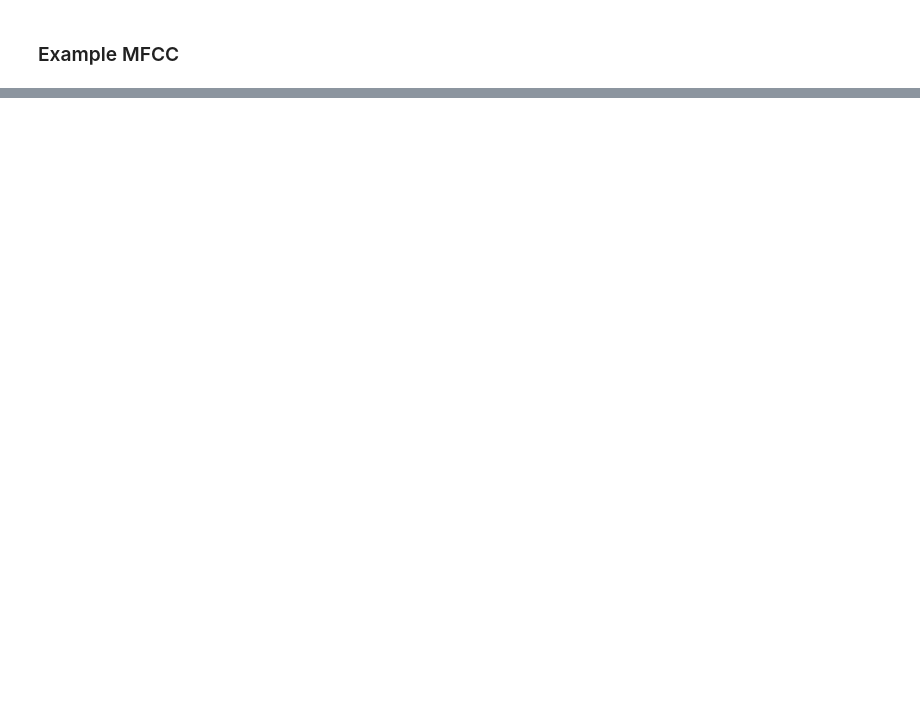
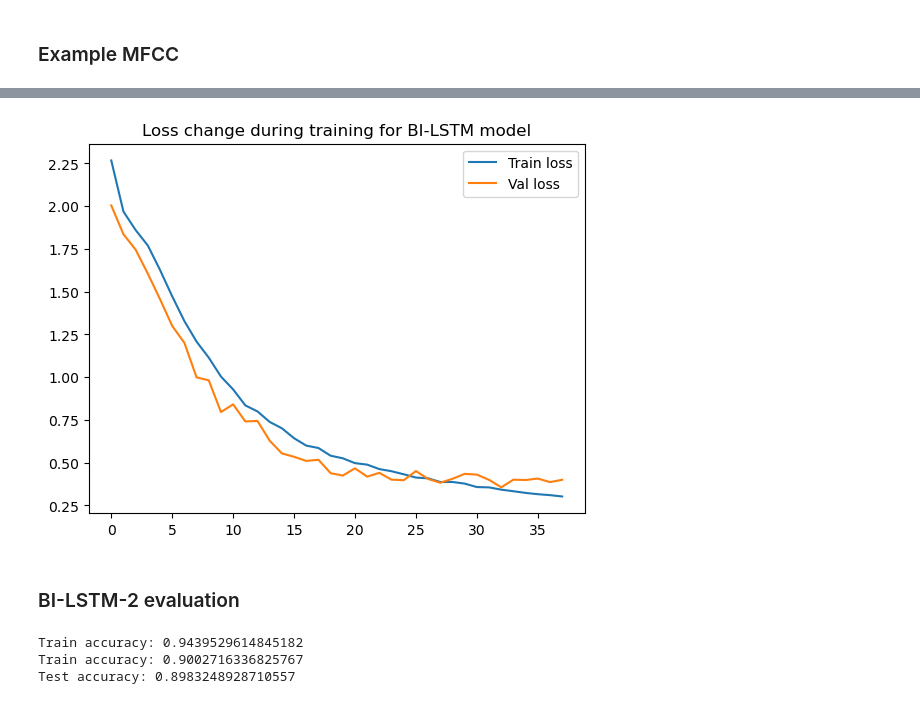
Before and after one commit to izabelatelejko/2024L-Deep-Learning-P2-Transformers, a Jupyter notebook: Main_class_detection.ipynb, the cells around one changed output, grey strips where cells are left out. Drawn from its saved outputs; the diff is of its cells as text; code cells hidden in the pictures; blank space fills up the shorter version.

```diff
--- a/Main_class_detection.ipynb
+++ b/Main_class_detection.ipynb
@@ -371,0 +257,13 @@ plt.show()
+# %%
+input_size = 20
+hidden_size = 32
+dropout = 0.5
+num_layers = 3
+num_class = 10
+fc_size = 32
+
+bilstm_model_2 = BiLSTM(input_size, hidden_size, num_class, dropout, fc_size, num_layers).to(device)
+bilstm_criterion_2 = nn.CrossEntropyLoss()
+bilstm_optimizer_2 = optim.Adam(bilstm_model_2.parameters())
+
+summary(bilstm_model_2, (1, 99, 20))
@@ -371,0 +288,16 @@ plt.show()
+# %%
+train_dl = transform_to_data_loader(X_train, y_train, device=device)
+val_dl = transform_to_data_loader(X_val, y_val, device=device)
+
+bilstm_train_losses_2, bilstm_val_losses_2 = train_model(
+    model=bilstm_model_2,
+    criterion=bilstm_criterion_2,
+    optimizer=bilstm_optimizer_2,
+    train_loader=train_dl,
+    val_loader=val_dl,
+    model_type="main",
+    epoch_count=100,
+    device=device,
+    early_stopping=True,
+    patience=5
+)
@@ -371,0 +318,23 @@ plt.show()
+# %%
+plt.plot(bilstm_train_losses_2)
+plt.plot(bilstm_val_losses_2)
+plt.title("Loss change during training for BI-LSTM model")
+plt.legend(["Train loss", "Val loss"])
+plt.show()
+# %% [output]
+[figure, added]
+# %% [markdown]
+### BI-LSTM-2 evaluation
+# %%
+_ , train_acc_bilstm_2 = calc_accuracy(X_train, y_train, bilstm_model_2)
+print(f"Train accuracy: {train_acc_bilstm_2}")
+
+_ , val_acc_bilstm_2 = calc_accuracy(X_val, y_val, bilstm_model_2)
+print(f"Train accuracy: {val_acc_bilstm_2}")
+
+test_preds_bilstm_2, test_acc_bilstm_2 = calc_accuracy(X_test, y_test, bilstm_model_2)
+print(f"Test accuracy: {test_acc_bilstm_2}")
+# %% [output]
+Train accuracy: 0.9439529614845182
+Train accuracy: 0.9002716336825767
+Test accuracy: 0.8983248928710557
```
Also changed, not shown: parts of 75 cells of this notebook, 4 other files.
